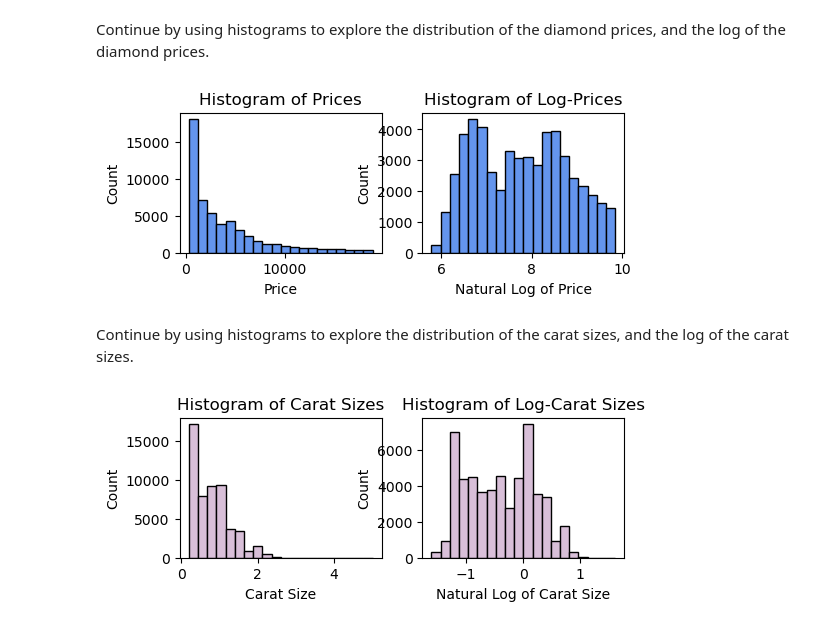
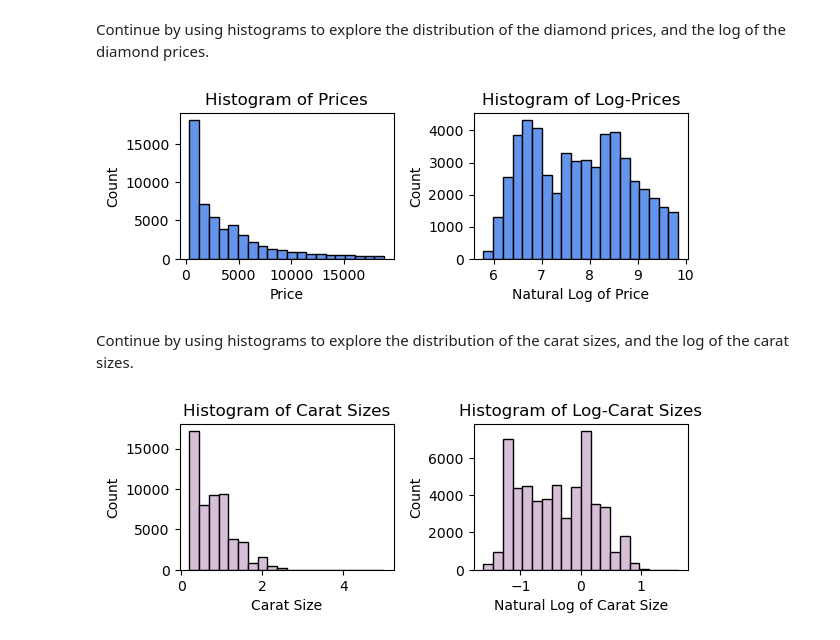
Before and after one commit to slylockfox/Maryville-DSCI-503-2, a Jupyter notebook: Project_03_Snyder.ipynb, the cells around one changed output. Drawn from its saved outputs; the diff is of its cells as text; code cells hidden in the pictures.

```diff
--- a/Project_03_Snyder.ipynb
+++ b/Project_03_Snyder.ipynb
@@ -277,33 +277,34 @@ Continue by using histograms to explore the distribution of the diamond prices,
 # %%
 # Display two side-by-side histograms. The histogram on the left should be for price and the one on the right should be for ln_price.
 # Set the figure size to be [12,4].
 plt.figure(figsize=[12,4])
 
 plt.subplot(2,4,1)
 # Label the x-axes as "Price"
 plt.xlabel('Price')
 # Label the y-axes as "Count".
 plt.ylabel('Count')
 # The plots should be titled "Histogram of Prices"
 plt.title('Histogram of Prices')
 # In each plot, set the number of bins to 20.
 # In each plot, set edgecolor to be black, and use a single named color for the bar colors.
 plt.hist(diamonds.loc[:, 'price'], color='cornflowerblue', edgecolor='black', bins=20)
 
 plt.subplot(2,4,2)
 # and "Natural Log of Price".
 plt.xlabel('Natural Log of Price')
 plt.ylabel('Count')
 # and "Histogram of Log-Prices".
 plt.title('Histogram of Log-Prices')
 # In each plot, set the number of bins to 20.
 # In each plot, set edgecolor to be black, and use a single named color for the bar colors.
 plt.hist(diamonds.loc[:, 'ln_price'], color='cornflowerblue', edgecolor='black', bins=20)
 
 # Display the figure using plt.show().
+plt.tight_layout() # added because plots were overlapping
 plt.show()
 # %% [output]
-[figure, old version]
+[figure, new version]
 # %% [markdown]
 Continue by using histograms to explore the distribution of the carat sizes, and the log of the carat sizes.
 # %%
@@ -335,6 +336,7 @@ plt.title('Histogram of Log-Carat Sizes')
 plt.hist(diamonds.loc[:, 'ln_carat'], color='thistle', edgecolor='black', bins=20)
 
 # Display the figure using plt.show().
+plt.tight_layout() # added because plots were overlapping
 plt.show()
 # %% [output]
-[figure, old version]
+[figure, new version]
```
